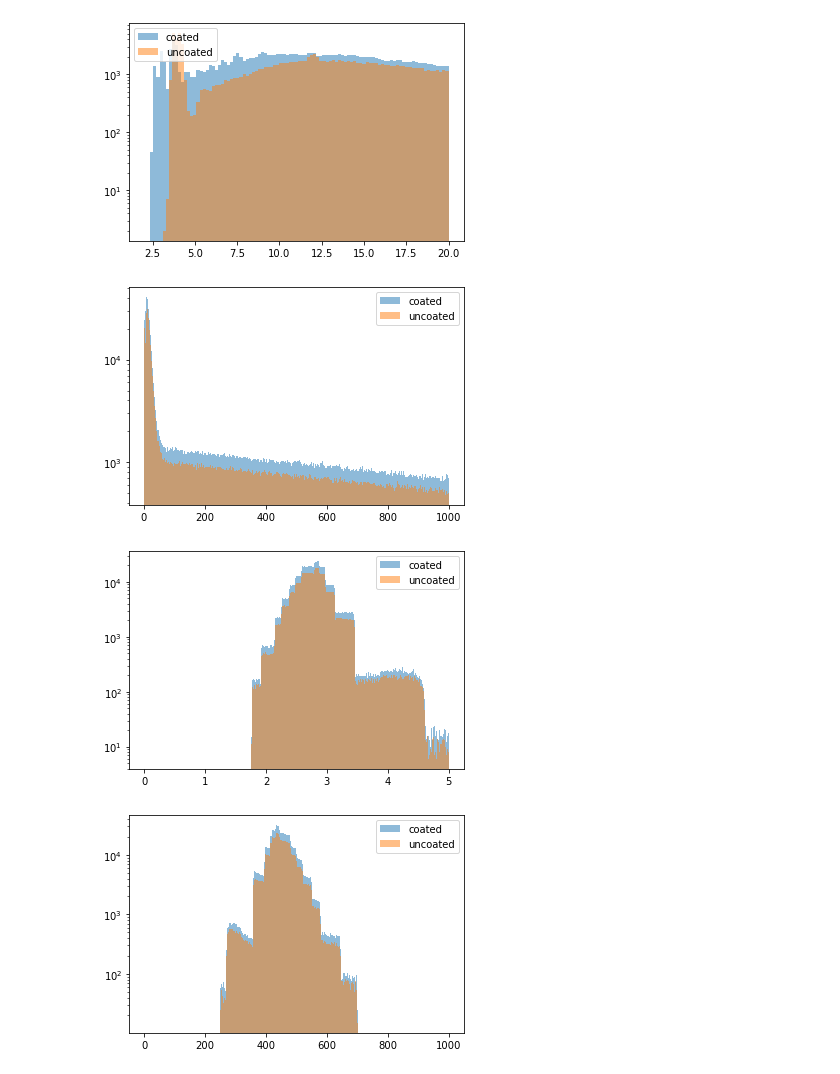
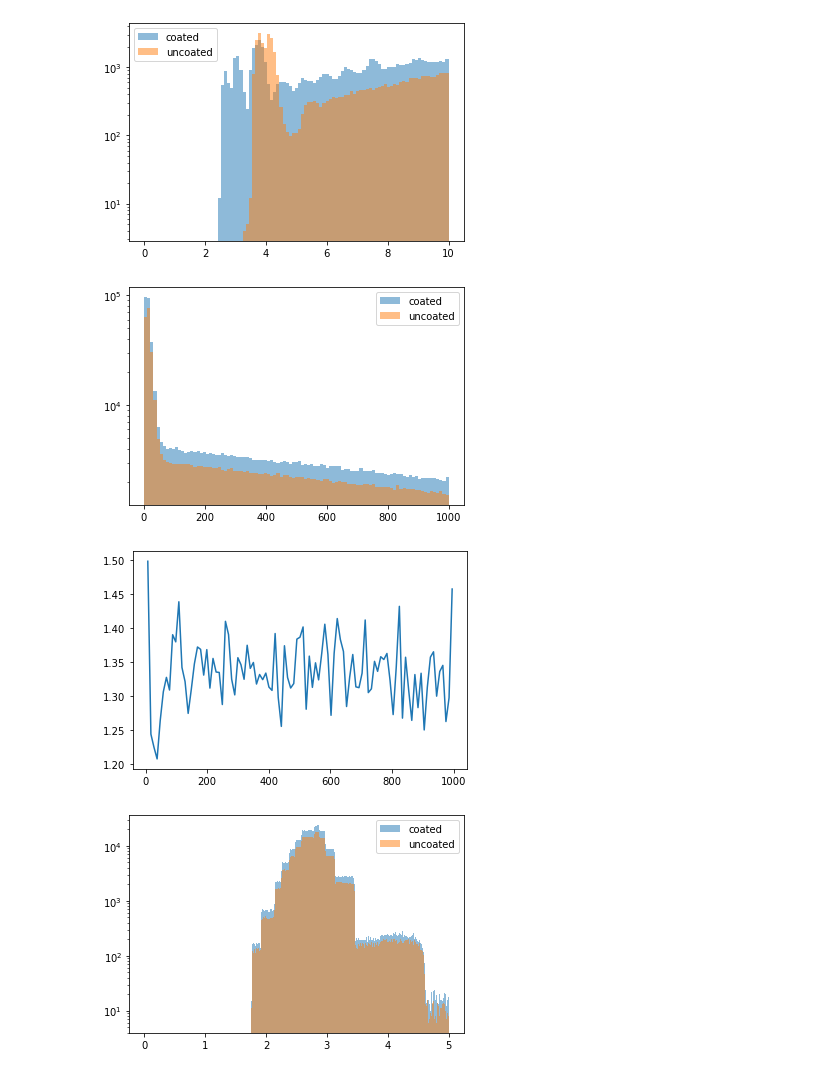
Before and after one commit to nickkamp1/CCM_CherenkovLight, a Jupyter notebook: SimulationPlotter.ipynb, the cells around one changed output. Cells and saved outputs as stored; diff of their text form; code cells hidden in the pictures.

Commit message:
Plottin some more stuff

```diff
--- a/SimulationPlotter.ipynb
+++ b/SimulationPlotter.ipynb
@@ -13,38 +13,41 @@ time_uncoat = np.empty(0)
 energy_coat = np.empty(0)
 energy_uncoat = np.empty(0)
 for event in data['events']:
     tcoat = np.array(event['hits']['Time'])[np.logical_not(event['hits']['Coat'])]
     tuncoat = np.array(event['hits']['Time'])[event['hits']['Coat']]
     ecoat = np.array(event['hits']['Energy'])[np.logical_not(event['hits']['Coat'])]
     euncoat = np.array(event['hits']['Energy'])[event['hits']['Coat']]
     time_coat = np.append(time_coat,tcoat)
     time_uncoat = np.append(time_uncoat,tuncoat)
     energy_coat = np.append(energy_coat,ecoat)
     energy_uncoat = np.append(energy_uncoat,euncoat)
 wavelength_coat = hc / energy_coat
 wavelength_uncoat = hc / energy_uncoat
-plt.hist(time_coat,bins=np.linspace(2,20,100),alpha=0.5,label='coated')
-plt.hist(time_uncoat,bins=np.linspace(2,20,100),alpha=0.5,label='uncoated')
+plt.hist(time_coat,bins=np.linspace(0,10,100),alpha=0.5,label='coated')
+plt.hist(time_uncoat,bins=np.linspace(0,10,100),alpha=0.5,label='uncoated')
 plt.legend()
 plt.semilogy()
 plt.show()
-plt.hist(time_coat,bins=np.linspace(2,1000,300),alpha=0.5,label='coated')
-plt.hist(time_uncoat,bins=np.linspace(2,1000,300),alpha=0.5,label='uncoated')
+nc,bins,_ = plt.hist(time_coat,bins=np.linspace(2,1000,100),alpha=0.5,label='coated')
+nu,_,_ = plt.hist(time_uncoat,bins=np.linspace(2,1000,100),alpha=0.5,label='uncoated')
 plt.legend()
 plt.semilogy()
+plt.show()
+binc = (bins[1:] + bins[:-1])/2
+plt.plot(binc,nc/nu)
 plt.show()
 plt.hist(energy_coat,bins=np.linspace(0,5,300),alpha=0.5,label='coated')
 plt.hist(energy_uncoat,bins=np.linspace(0,5,300),alpha=0.5,label='uncoated')
 plt.legend()
 plt.semilogy()
 plt.show()
 plt.hist(wavelength_coat,bins=np.linspace(0,1000,300),alpha=0.5,label='coated')
 plt.hist(wavelength_uncoat,bins=np.linspace(0,1000,300),alpha=0.5,label='uncoated')
 plt.legend()
 plt.semilogy()
 plt.show()
 # %% [output]
-[figure, old version]
+[figure, new version]
-[figure, old version]
+[figure, new version]
-[figure, old version]
+[figure, new version]
-[figure, old version]
+[figure, new version]
```
Also changed, not shown: parts of 3 cells of this notebook.
